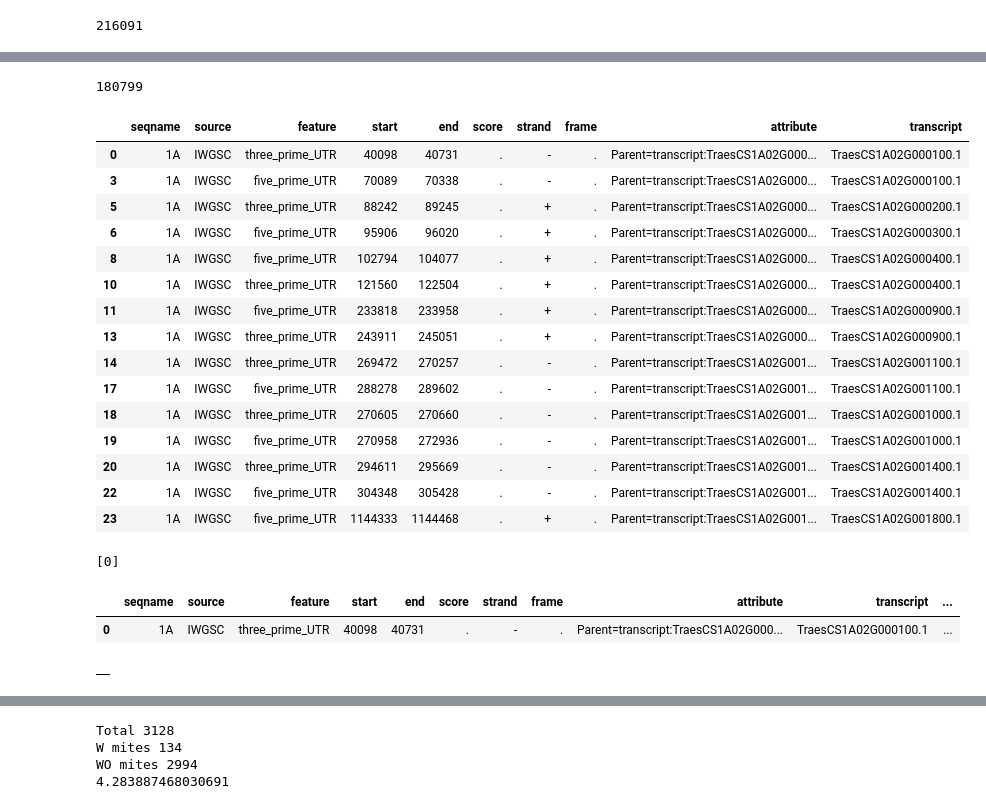
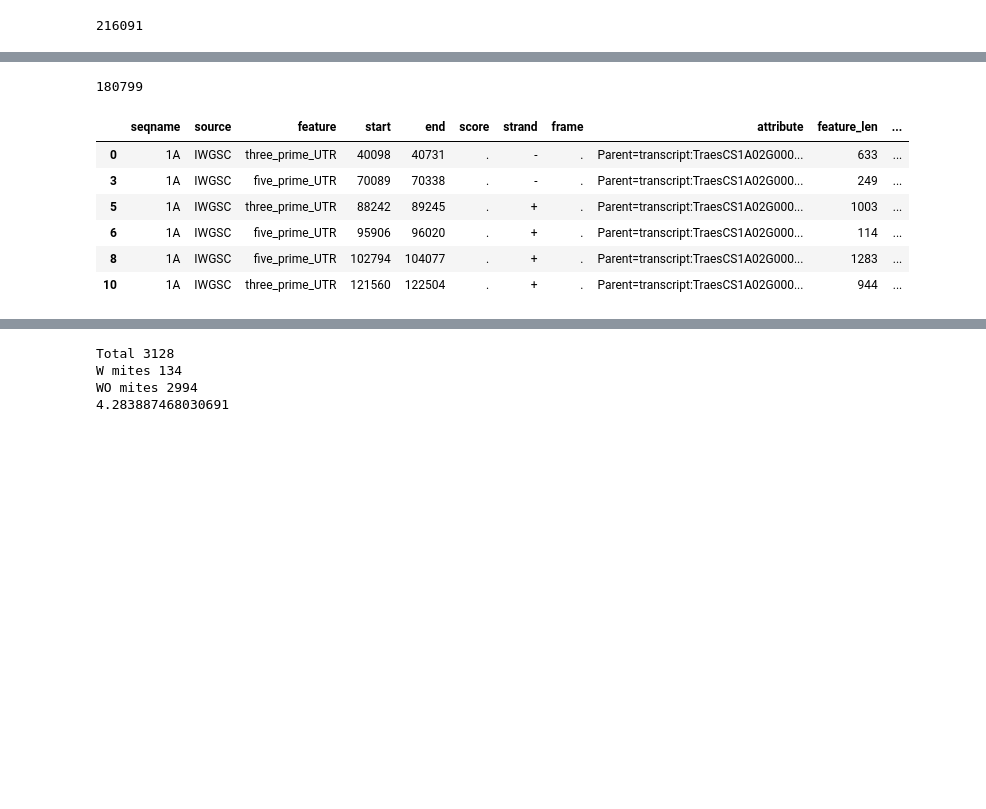
Before and after one commit to juancresc/mirna_mite, a Jupyter notebook: 2_analysis/2_cleavage.ipynb, the cells around one changed output, grey strips where cells are left out. Saved outputs shown, nothing was run; the diff lists cells and outputs as text; code cells hidden in the pictures; blank space fills up the shorter version.

```diff
--- a/2_analysis/2_cleavage.ipynb
+++ b/2_analysis/2_cleavage.ipynb
@@ -87,0 +99,2 @@ print(len(df_ann.index))
+# %%
+df_ann['feature_len'] = abs(df_ann['start'] - df_ann['end'])
@@ -137,22 +165,13 @@ df_ann = df_ann[~df_ann.index.isin(indexes)]
 # %%
 
 print(len(df_ann.index))
-df_ann.head(15)
+df_ann.head(6)
 # %% [output]
 180799
-|  | seqname | source | feature | start | end | score | strand | frame | attribute | transcript |
-| 0 | 1A | IWGSC | three_prime_UTR | 40098 | 40731 | . | - | . | Parent=transcript:TraesCS1A02G000... | TraesCS1A02G000100.1 |
-| 3 | 1A | IWGSC | five_prime_UTR | 70089 | 70338 | . | - | . | Parent=transcript:TraesCS1A02G000... | TraesCS1A02G000100.1 |
-| 5 | 1A | IWGSC | three_prime_UTR | 88242 | 89245 | . | + | . | Parent=transcript:TraesCS1A02G000... | TraesCS1A02G000200.1 |
-| 6 | 1A | IWGSC | five_prime_UTR | 95906 | 96020 | . | + | . | Parent=transcript:TraesCS1A02G000... | TraesCS1A02G000300.1 |
-| 8 | 1A | IWGSC | five_prime_UTR | 102794 | 104077 | . | + | . | Parent=transcript:TraesCS1A02G000... | TraesCS1A02G000400.1 |
-| 10 | 1A | IWGSC | three_prime_UTR | 121560 | 122504 | . | + | . | Parent=transcript:TraesCS1A02G000... | TraesCS1A02G000400.1 |
-| 11 | 1A | IWGSC | five_prime_UTR | 233818 | 233958 | . | + | . | Parent=transcript:TraesCS1A02G000... | TraesCS1A02G000900.1 |
-| 13 | 1A | IWGSC | three_prime_UTR | 243911 | 245051 | . | + | . | Parent=transcript:TraesCS1A02G000... | TraesCS1A02G000900.1 |
-| 14 | 1A | IWGSC | three_prime_UTR | 269472 | 270257 | . | - | . | Parent=transcript:TraesCS1A02G001... | TraesCS1A02G001100.1 |
-| 17 | 1A | IWGSC | five_prime_UTR | 288278 | 289602 | . | - | . | Parent=transcript:TraesCS1A02G001... | TraesCS1A02G001100.1 |
-| 18 | 1A | IWGSC | three_prime_UTR | 270605 | 270660 | . | - | . | Parent=transcript:TraesCS1A02G001... | TraesCS1A02G001000.1 |
-| 19 | 1A | IWGSC | five_prime_UTR | 270958 | 272936 | . | - | . | Parent=transcript:TraesCS1A02G001... | TraesCS1A02G001000.1 |
-| 20 | 1A | IWGSC | three_prime_UTR | 294611 | 295669 | . | - | . | Parent=transcript:TraesCS1A02G001... | TraesCS1A02G001400.1 |
-| 22 | 1A | IWGSC | five_prime_UTR | 304348 | 305428 | . | - | . | Parent=transcript:TraesCS1A02G001... | TraesCS1A02G001400.1 |
-| 23 | 1A | IWGSC | five_prime_UTR | 1144333 | 1144468 | . | + | . | Parent=transcript:TraesCS1A02G001... | TraesCS1A02G001800.1 |
+|  | seqname | source | feature | start | end | score | strand | frame | attribute | feature_len | ... |
+| 0 | 1A | IWGSC | three_prime_UTR | 40098 | 40731 | . | - | . | Parent=transcript:TraesCS1A02G000... | 633 | ... |
+| 3 | 1A | IWGSC | five_prime_UTR | 70089 | 70338 | . | - | . | Parent=transcript:TraesCS1A02G000... | 249 | ... |
+| 5 | 1A | IWGSC | three_prime_UTR | 88242 | 89245 | . | + | . | Parent=transcript:TraesCS1A02G000... | 1003 | ... |
+| 6 | 1A | IWGSC | five_prime_UTR | 95906 | 96020 | . | + | . | Parent=transcript:TraesCS1A02G000... | 114 | ... |
+| 8 | 1A | IWGSC | five_prime_UTR | 102794 | 104077 | . | + | . | Parent=transcript:TraesCS1A02G000... | 1283 | ... |
+| 10 | 1A | IWGSC | three_prime_UTR | 121560 | 122504 | . | + | . | Parent=transcript:TraesCS1A02G000... | 944 | ... |
@@ -173,4 +177,0 @@ for k,v in df_ann.head(150).iterrows():
-# %%
-res
-# %% [output]
-[0]
@@ -179,9 +177,0 @@ df_ann_clean = df_ann[df_ann.index.isin(res)]
-# %%
-df_ann_clean
-# %% [output]
-|  | seqname | source | feature | start | end | score | strand | frame | attribute | transcript | ... |
-| 0 | 1A | IWGSC | three_prime_UTR | 40098 | 40731 | . | - | . | Parent=transcript:TraesCS1A02G000... | TraesCS1A02G000100.1 | ... |
-# %%
-df_ann
-# %% [output]
-|  |
```
Also changed, not shown: parts of 14 cells of this notebook.
